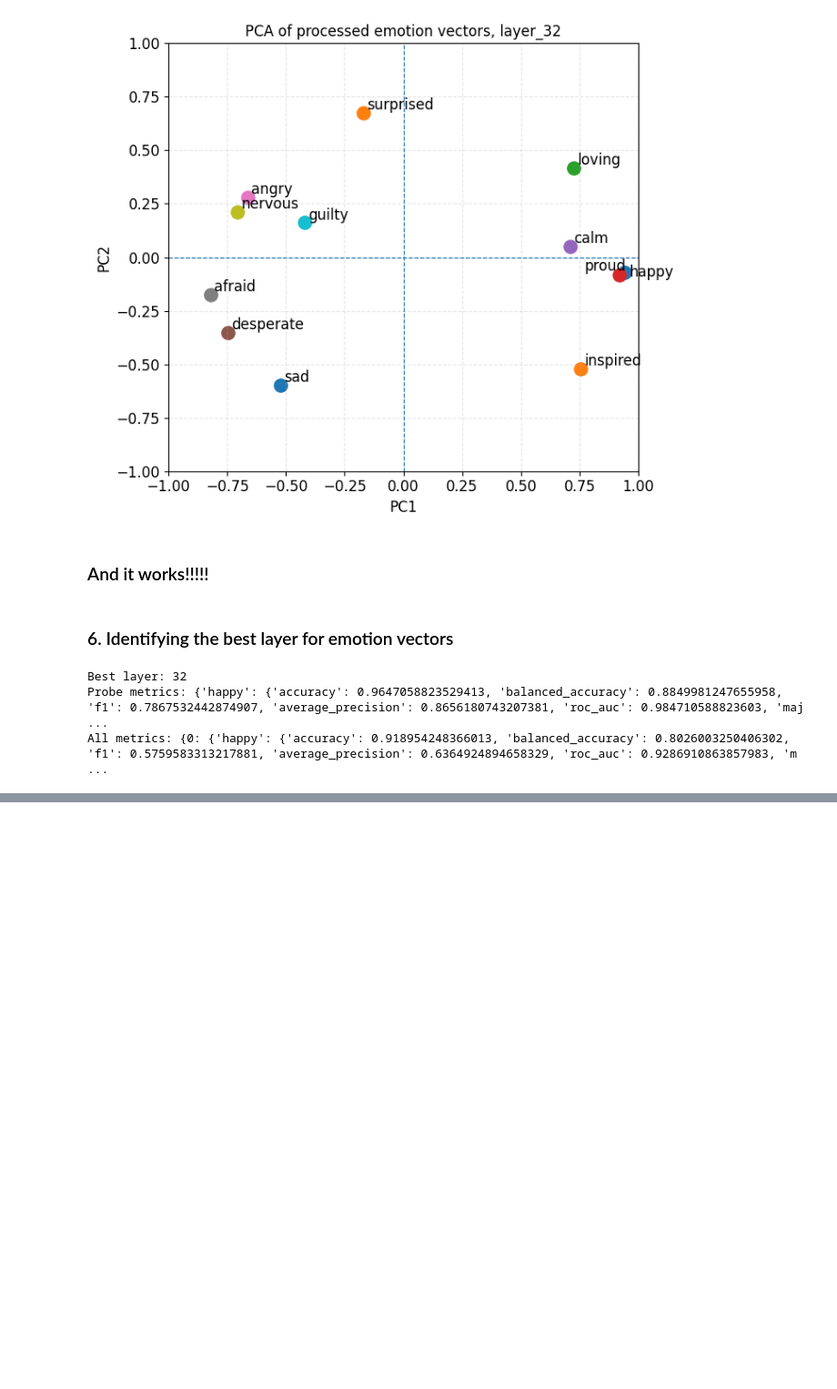
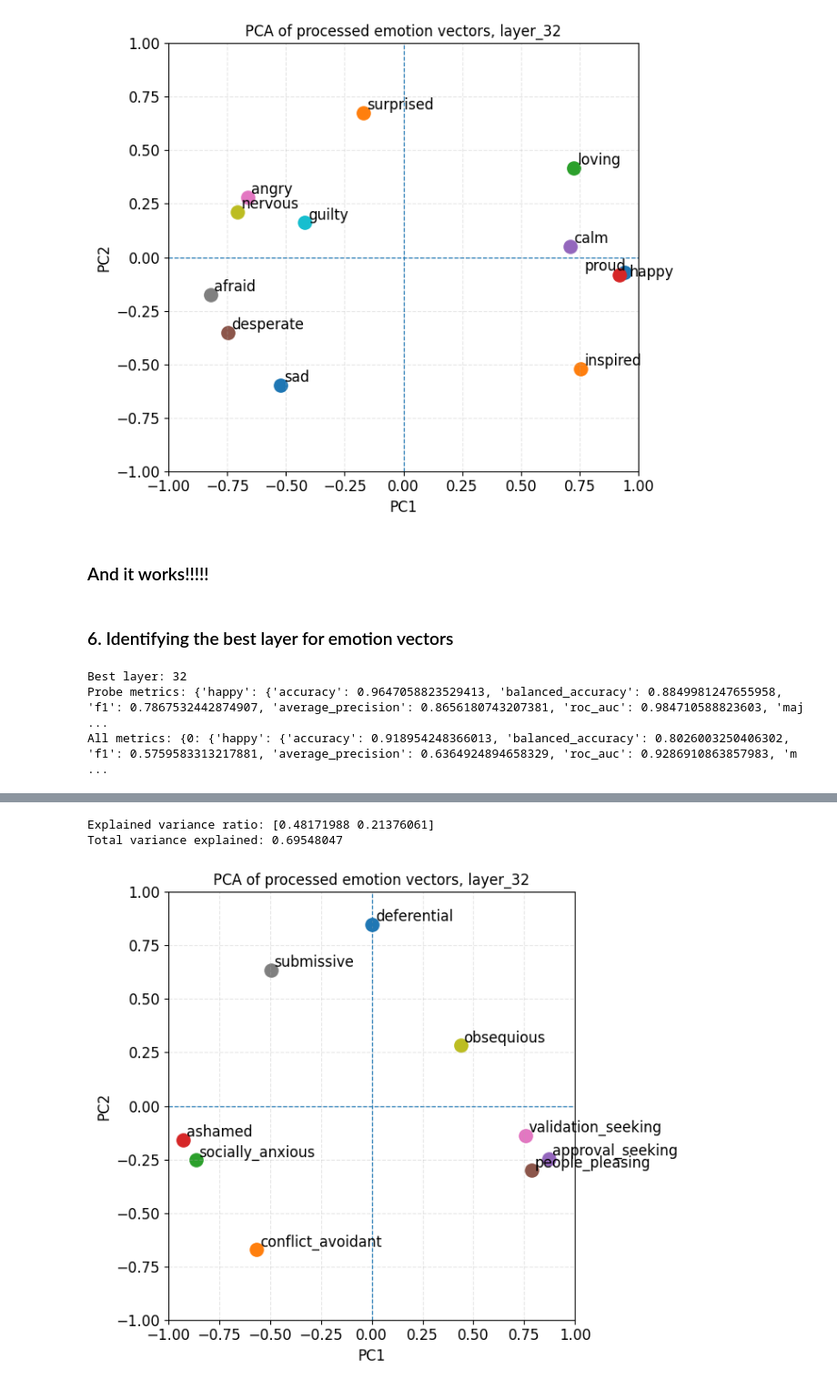
Before and after one commit to daspushpita/emotion-mechanisms-llm, a Jupyter notebook: notebooks/baseline_analysis.ipynb, the cells around one changed output, grey strips where cells are left out. Shown at 91% size. Drawn from its saved outputs; the diff is of its cells as text; code cells hidden in the pictures; blank space fills up the shorter version.

Commit message:
Added the plot in the README completing the baseline and fixed vectors.py to save all the linear probe metrics

```diff
--- a/notebooks/baseline_analysis.ipynb
+++ b/notebooks/baseline_analysis.ipynb
@@ -25,7 +25,7 @@ PROJECT_ROOT, SRC_DIR
 # %% [markdown]
 ### 2. Check activations for all layers
 # %%
-data_dir = "../results/baseline/activations_32b.h5"
+data_dir = "../results/baseline/all_layers/activations_32b.h5"
 
 # Peek into the structure of the HDF5 file to understand how the data is organized
 with h5py.File(data_dir, "r") as f_in:
@@ -195,0 +218,7 @@ all_metrics: {0: {'happy': {'accuracy': 0.918954248366013, 'balanced_accuracy':
+# %%
+my_activations = emotions_extractor.load_activations()
+print("First Layer Emotional Activation Keys:", emotions_extractor.activations[0]["emotional"].keys())
+
+print("First Layer Emotional Activation value shapes:", {emotion: values.shape
+        for emotion, values in emotions_extractor.activations[0]["emotional"].items()})
+print("First Layer Neutral Activation Shape:", emotions_extractor.activations[0]["neutral"].shape)
@@ -195,0 +229,4 @@ all_metrics: {0: {'happy': {'accuracy': 0.918954248366013, 'balanced_accuracy':
+# %%
+cleaned_emotions_by_layer = {}
+for layer in layer_indices:
+    cleaned_emotions_by_layer[layer] = emotions_extractor.pca_denoise(layer=layer)
@@ -195,0 +242,46 @@ all_metrics: {0: {'happy': {'accuracy': 0.918954248366013, 'balanced_accuracy':
+# %%
+inspect_layer = "layer_32"
+cleaned_emotions = cleaned_emotions_by_layer[int(inspect_layer.replace("layer_", ""))]
+
+# Stack emotion vectors
+emotions = list(cleaned_emotions.keys())
+V = np.stack([cleaned_emotions[e] for e in emotions])
+
+# PCA to 2D
+pca = PCA(n_components=2)
+V_2d = pca.fit_transform(V)
+
+print("Explained variance ratio:", pca.explained_variance_ratio_)
+print("Total variance explained:", pca.explained_variance_ratio_.sum())
+
+# Plot
+plt.figure(figsize=(7, 6))
+
+for i, emotion in enumerate(emotions):
+    x, y = V_2d[i]
+    plt.scatter(x, y, s=120)
+    if emotion not in ["happy", "proud"]:
+        plt.text(x + 0.015, y + 0.015, emotion, fontsize=12)
+    elif emotion == "proud":
+        plt.text(x - 0.15, y + 0.02, emotion, fontsize=12)
+    else:
+        plt.text(x + 0.02, y - 0.018, emotion, rotation=0, fontsize=12)
+
+
+plt.axhline(0, linewidth=0.9, linestyle="--")
+plt.axvline(0, linewidth=0.9, linestyle="--")
+
+plt.xlabel("PC1", fontsize=12)
+plt.ylabel("PC2", fontsize=12)
+plt.title(f"PCA of processed emotion vectors, {inspect_layer}", fontsize=12)
+plt.grid(alpha=0.3, linestyle="--")
+plt.xlim(-1, 1)
+plt.ylim(-1, 1)
+plt.xticks(fontsize=12)
+plt.yticks(fontsize=12)
+plt.tight_layout()
+plt.show()
+# %% [output]
+Explained variance ratio: [0.48171988 0.21376061]
+Total variance explained: 0.69548047
+[figure, added]
```
Also changed, not shown: parts of 9 cells of this notebook, 6 other files.
